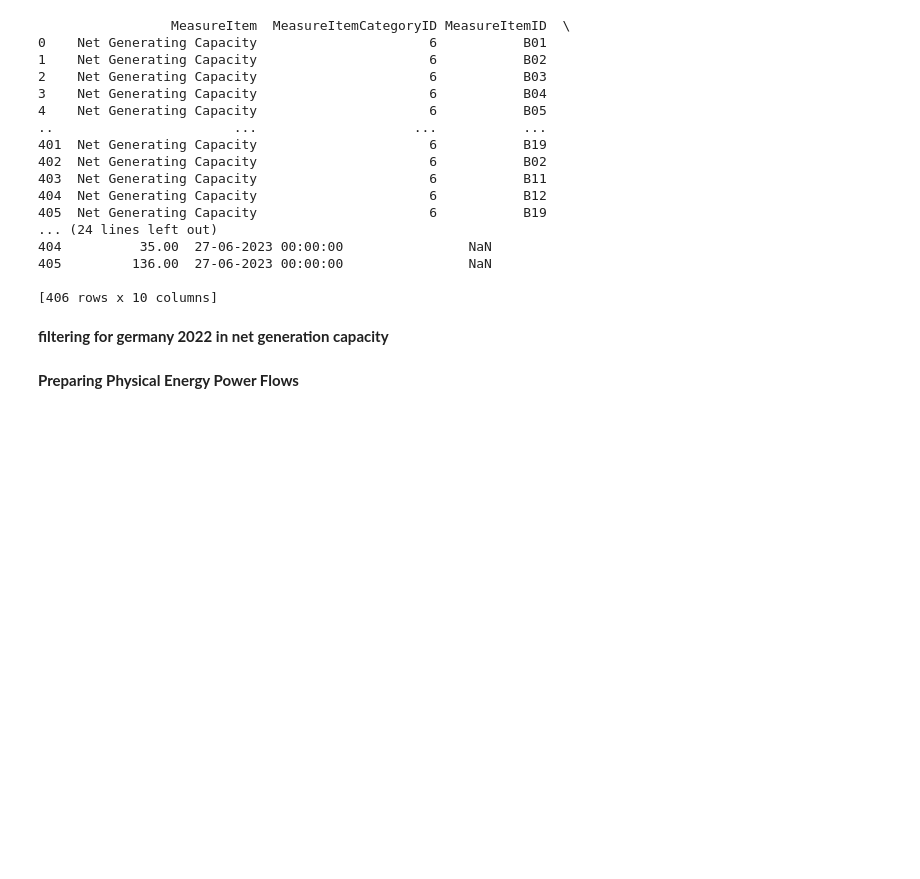
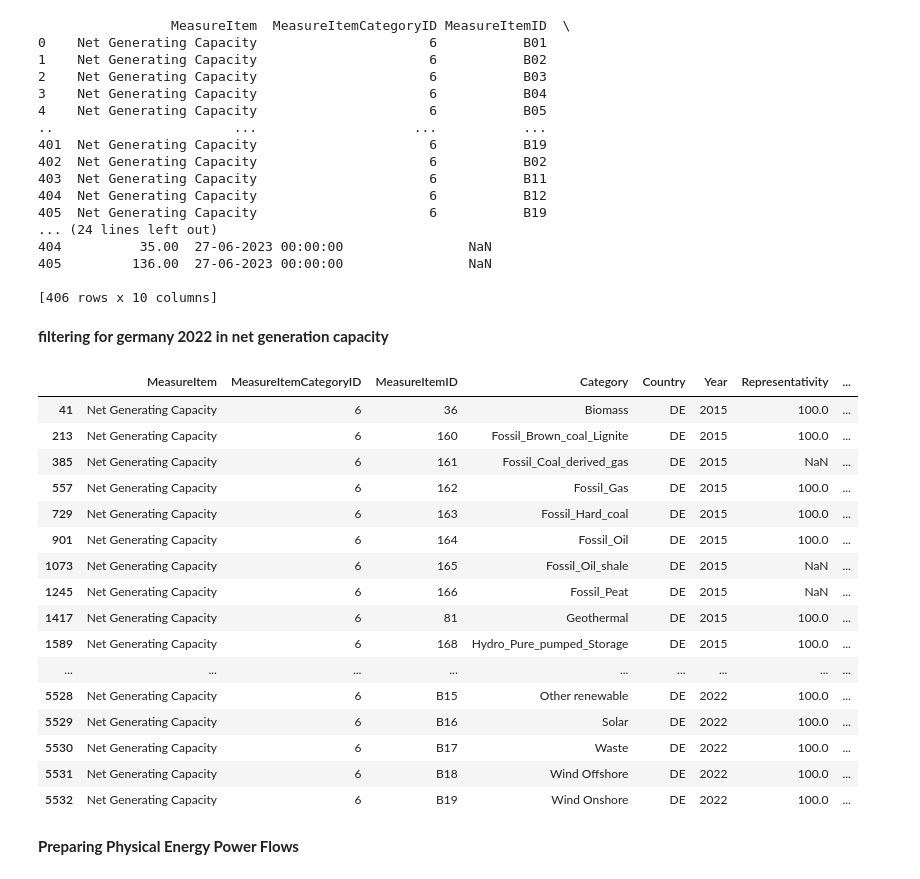
Before and after one commit to NiklasElsaesser/DataVisualization, a Jupyter notebook: dataPrep.ipynb, the cells around one changed output. Drawn from its saved outputs; the diff is of its cells as text; code cells hidden in the pictures; blank space fills up the shorter version.

Commit message:
more data prep

```diff
--- a/dataPrep.ipynb
+++ b/dataPrep.ipynb
@@ -500,18 +525,36 @@ print(NGC_22)
 # %%
 import pandas as pd
 
 # Load the data
 data = pd.read_csv('Data/entsoe/NGC/NGC_15_22.csv')
 
 # Convert the 'Year' column to integer type to remove the decimal point
 data['Year'] = data['Year'].astype(int)
 
 # Filter the data for 'DE' in the 'Country' column and for years 2022 and 2015
 data_DE = data[data['Country'] == 'DE']
 data_de = data_DE[data_DE['Year'].isin([2022, 2015])]
 
 data_de
-data_de.to_csv('Data/entsoe/de_NGC_15_24.csv', index=False)
+#data_de.to_csv('Data/entsoe/de_NGC_15_24.csv', index=False)
+# %% [output]
+|  | MeasureItem | MeasureItemCategoryID | MeasureItemID | Category | Country | Year | Representativity | ... |
+| 41 | Net Generating Capacity | 6 | 36 | Biomass | DE | 2015 | 100.0 | ... |
+| 213 | Net Generating Capacity | 6 | 160 | Fossil_Brown_coal_Lignite | DE | 2015 | 100.0 | ... |
+| 385 | Net Generating Capacity | 6 | 161 | Fossil_Coal_derived_gas | DE | 2015 | NaN | ... |
+| 557 | Net Generating Capacity | 6 | 162 | Fossil_Gas | DE | 2015 | 100.0 | ... |
+| 729 | Net Generating Capacity | 6 | 163 | Fossil_Hard_coal | DE | 2015 | 100.0 | ... |
+| 901 | Net Generating Capacity | 6 | 164 | Fossil_Oil | DE | 2015 | 100.0 | ... |
+| 1073 | Net Generating Capacity | 6 | 165 | Fossil_Oil_shale | DE | 2015 | NaN | ... |
+| 1245 | Net Generating Capacity | 6 | 166 | Fossil_Peat | DE | 2015 | NaN | ... |
+| 1417 | Net Generating Capacity | 6 | 81 | Geothermal | DE | 2015 | 100.0 | ... |
+| 1589 | Net Generating Capacity | 6 | 168 | Hydro_Pure_pumped_Storage | DE | 2015 | 100.0 | ... |
+| ... | ... | ... | ... | ... | ... | ... | ... | ... |
+| 5528 | Net Generating Capacity | 6 | B15 | Other renewable | DE | 2022 | 100.0 | ... |
+| 5529 | Net Generating Capacity | 6 | B16 | Solar | DE | 2022 | 100.0 | ... |
+| 5530 | Net Generating Capacity | 6 | B17 | Waste | DE | 2022 | 100.0 | ... |
+| 5531 | Net Generating Capacity | 6 | B18 | Wind Offshore | DE | 2022 | 100.0 | ... |
+| 5532 | Net Generating Capacity | 6 | B19 | Wind Onshore | DE | 2022 | 100.0 | ... |
 # %% [markdown]
 **Preparing Physical Energy Power Flows**
 # %%
```
Also changed, not shown: parts of 15 cells of this notebook.
